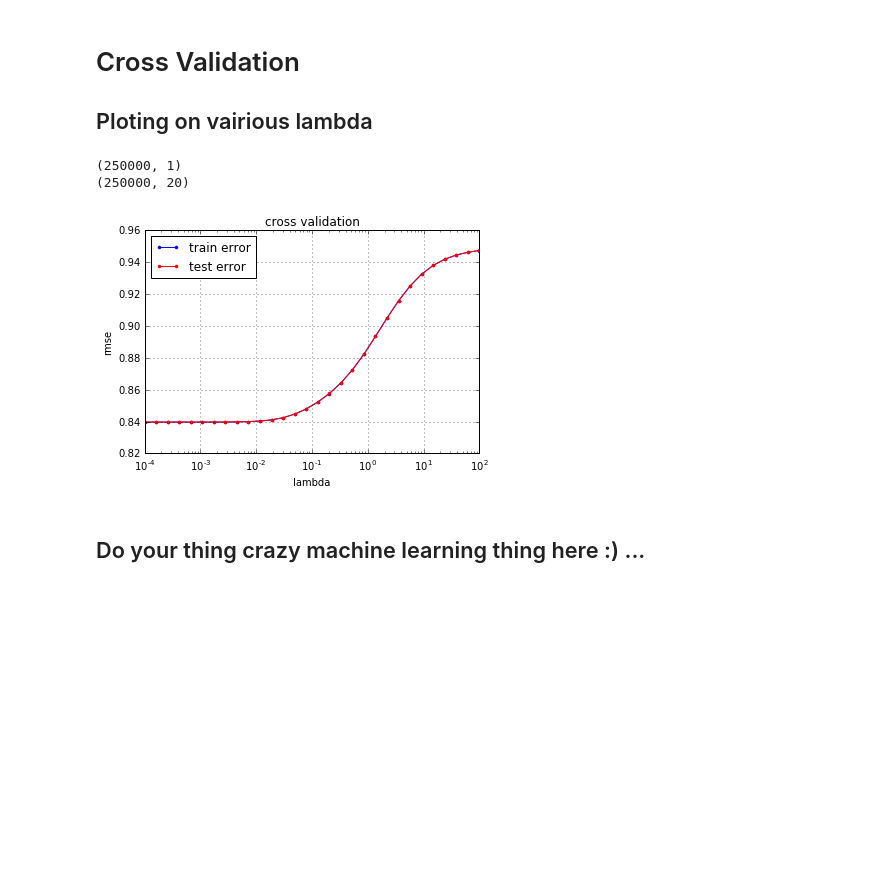
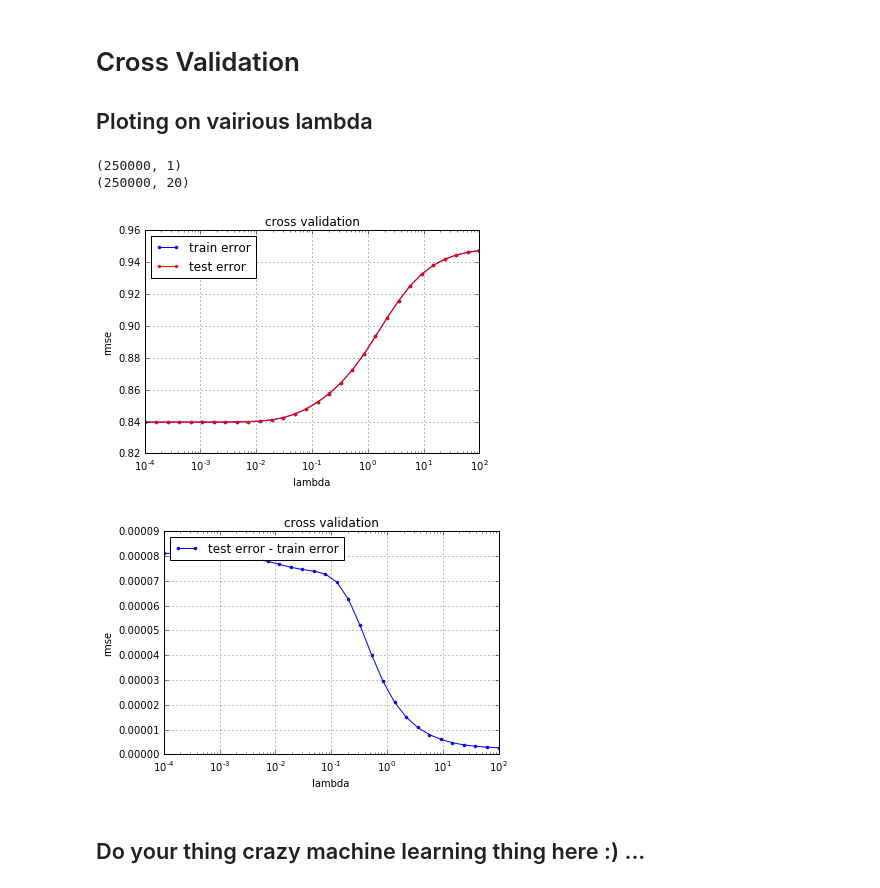
Before and after one commit to ThibaultUrien/ML_2016, a Jupyter notebook: project1.ipynb, the cells around one changed output. Saved outputs shown, nothing was run; the diff lists cells and outputs as text; code cells hidden in the pictures; blank space fills up the shorter version.

Commit message:
add chart for test-train

```diff
--- a/project1.ipynb
+++ b/project1.ipynb
@@ -193,31 +190,34 @@ reg_l, reg_w = reg_logistic_regression(y, new_tX, initial_w, lambda_, alpha, max
 ## Ploting on vairious lambda
 # %%
 from plots import cross_validation_visualization
+from plots import cross_validation_delta_visualization
 
 def cross_validation_demo(seed,degree,k_fold,lambdas):
     # split data in k fold
     k_indices = build_k_indices(y, k_fold, seed)
     # define lists to store the loss of training data and test data
     rmse_tr = []
     rmse_te = []
     # ***************************************************
     # INSERT YOUR CODE HERE
     # cross validation: TODO
     print(y.shape)
     print(new_tX.shape)
     for lambda_ in lambdas:
         loss_tr, loss_te = cross_validation(y, new_tX, k_indices, k_fold, lambda_, degree)
         rmse_tr.append(loss_tr)
         rmse_te.append(loss_te)
 
     # ***************************************************
     cross_validation_visualization(lambdas, rmse_tr, rmse_te)
+    cross_validation_delta_visualization(lambdas, rmse_tr, rmse_te)
 
-cross_validation_demo(2000,1,10,np.logspace(-4, 2, 30))
+cross_validation_demo(0,1,10,np.logspace(-4, 2, 30))
 # %% [output]
 (250000, 1)
 (250000, 20)
 [figure]
+[figure, added]
 # %% [markdown]
 ## Do your thing crazy machine learning thing here :) ...
 # %% [markdown]
```
Also changed, not shown: parts of 1 cell of this notebook, 4 other files.
